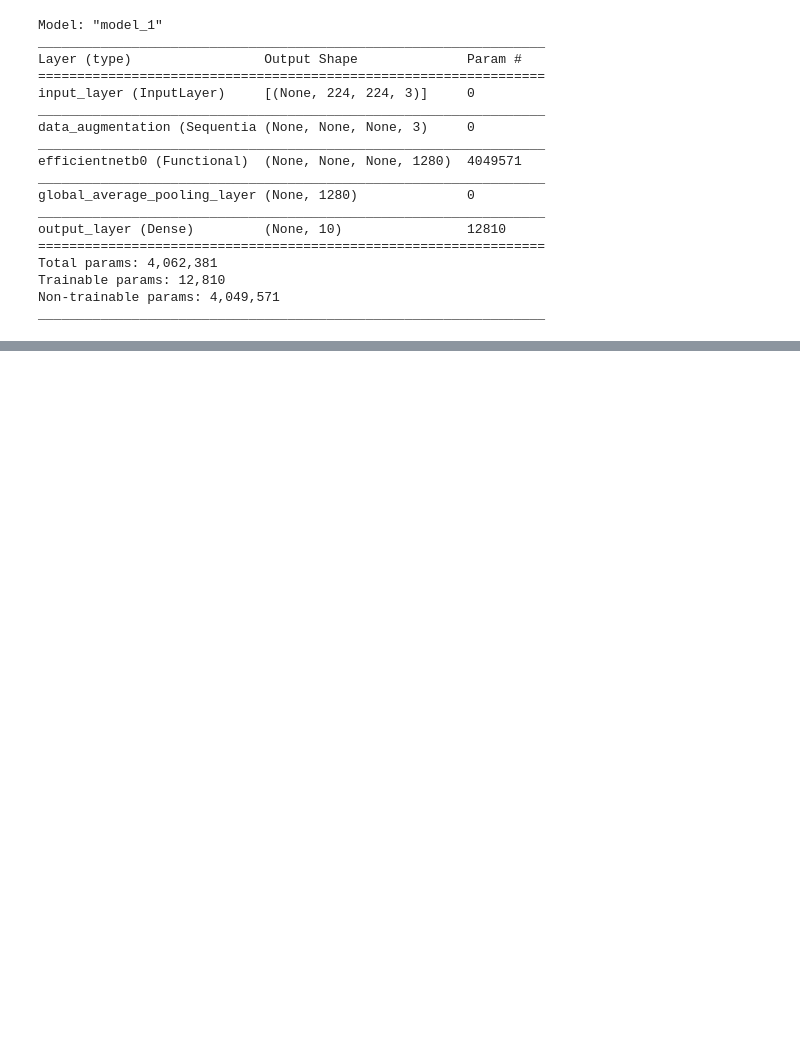
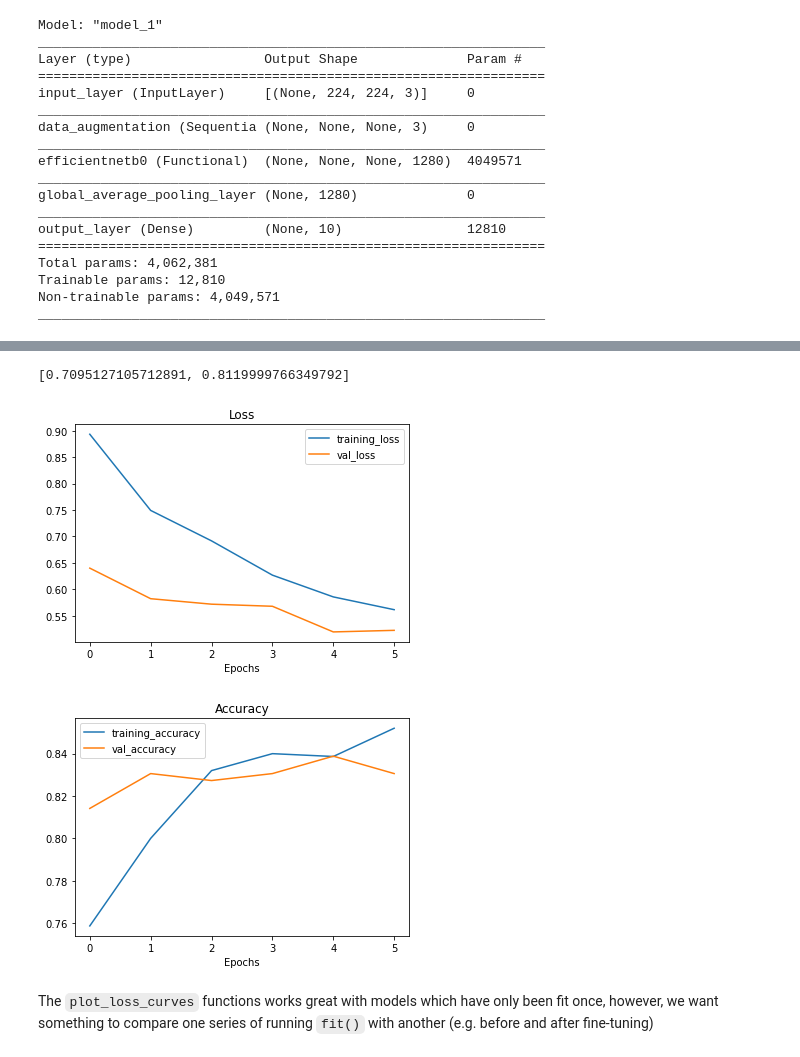
Before and after one commit to dfbeltran/tensorflow_tutorial, a Jupyter notebook: 05_transfer_learning_in_tf_fine_tuning.ipynb, the cells around one changed output, grey strips where cells are left out. Drawn from its saved outputs; the diff is of its cells as text; code cells hidden in the pictures; blank space fills up the shorter version.

```diff
--- a/05_transfer_learning_in_tf_fine_tuning.ipynb
+++ b/05_transfer_learning_in_tf_fine_tuning.ipynb
@@ -529,0 +744,12 @@ plot_loss_curves(history_1_percent)
+# %%
+# To begin fine-tuning, let's start by setting the last 10 layers of our bsae_model.trianable = True
+base_model.trainable = True
+
+# Freeze all layers except for last 10
+for layer in base_model.layers[:-10]:
+    layer.trainable = False
+
+# Recompile (we have to recompile our models every time we make a change)
+model_2.compile(loss = 'categorical_crossentropy',
+               optimizer = tf.keras.optimizers.Adam(learning_rate=1e-4), # when fine-tuning you typically want to lower the learning rate by 10X
+               metrics = ['accuracy'])
@@ -529,0 +786,12 @@ plot_loss_curves(history_1_percent)
+# %%
+# Fine tune for another 5 epochs
+fine_tune_epochs = initial_epochs + 5
+
+# Refit the model (same as model_2 except with more trainable layers)
+history_fine_10_percent_data_aug = model_2.fit(train_data_10_percent,
+                                              epochs = fine_tune_epochs,
+                                              validation_data = test_data,
+                                              validation_steps = int(0.25 * len(test_data)),
+                                              initial_epoch=history_10_percent_data_aug.epoch[-1],
+                                              callbacks=[create_tensorboard_callback(dir_name='transfer_learning',
+                                                                                    experiment_name='10_percent_fine_tune_last_10')]) #start training from previous last epoch
@@ -529,0 +817,12 @@ plot_loss_curves(history_1_percent)
+# %%
+results_10_percent_data_aug
+# %% [output]
+[0.7095127105712891, 0.8119999766349792]
+# %%
+# Check out the loss curves of our fine-tuned model
+plot_loss_curves(history_fine_10_percent_data_aug)
+# %% [output]
+[figure, added]
+[figure, added]
+# %% [markdown]
+The `plot_loss_curves` functions works great with models which have only been fit once, however, we want something to compare one series of running `fit()` with another (e.g. before and after fine-tuning)
```
Also changed, not shown: parts of 39 cells of this notebook, 1 other file.
